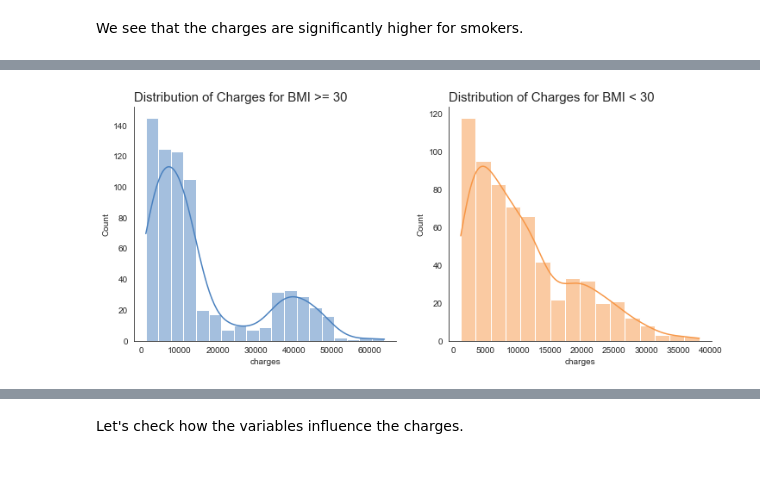
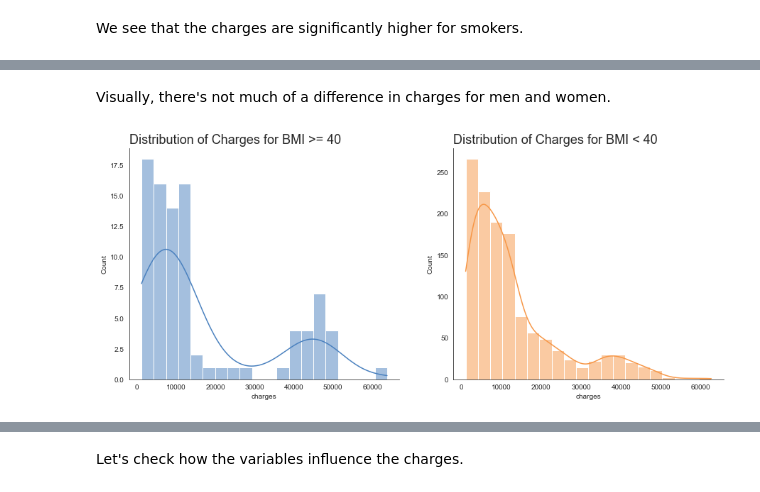
Before and after one commit to diascarolina/project-insurance-forecast, a Jupyter notebook: notebook.ipynb, the cells around one changed output, grey strips where cells are left out. Saved outputs shown, nothing was run; the diff lists cells and outputs as text; code cells hidden in the pictures.

```diff
--- a/notebook.ipynb
+++ b/notebook.ipynb
@@ -298,16 +322,18 @@ plt.show()
+# %% [markdown]
+Visually, there's not much of a difference in charges for men and women.
 # %%
-fig = plt.figure(figsize = (12, 5))
+fig = plt.figure(figsize = (15, 6))
 
 ax = fig.add_subplot(121)
-sns.histplot(df[(df.bmi >= 30)]['charges'], color = BLUE2, ax = ax, kde = True)
-ax.set_title('Distribution of Charges for BMI >= 30', fontdict = {'fontsize': 15, 'fontweight': 'medium'}, loc = 'left')
+sns.histplot(df[(df.bmi >= 40)]['charges'], color = BLUE2, ax = ax, kde = True, bins = 20)
+ax.set_title('Distribution of Charges for BMI >= 40', fontdict = {'fontsize': 18}, loc = 'left')
 
 ax = fig.add_subplot(122)
-sns.histplot(df[(df.bmi < 30)]['charges'], color = ORANGE1, ax = ax, kde = True)
-ax.set_title('Distribution of Charges for BMI < 30', fontdict = {'fontsize': 15, 'fontweight': 'medium'}, loc = 'left')
+sns.histplot(df[(df.bmi < 40)]['charges'], color = ORANGE1, ax = ax, kde = True, bins = 20)
+ax.set_title('Distribution of Charges for BMI < 40', fontdict = {'fontsize': 18}, loc = 'left')
 
 sns.despine()
 
 plt.show()
 # %% [output]
-[figure, old version]
+[figure, new version]
```
Also changed, not shown: parts of 94 cells of this notebook.
